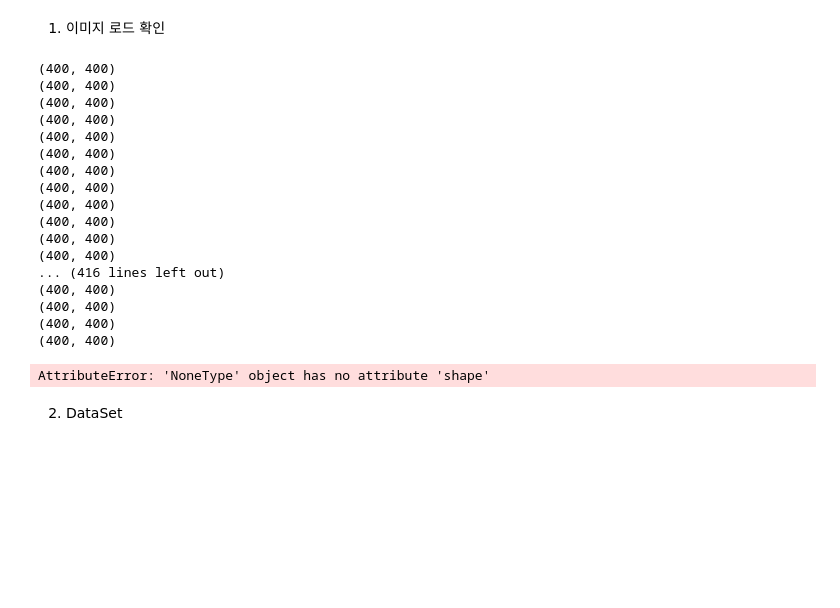
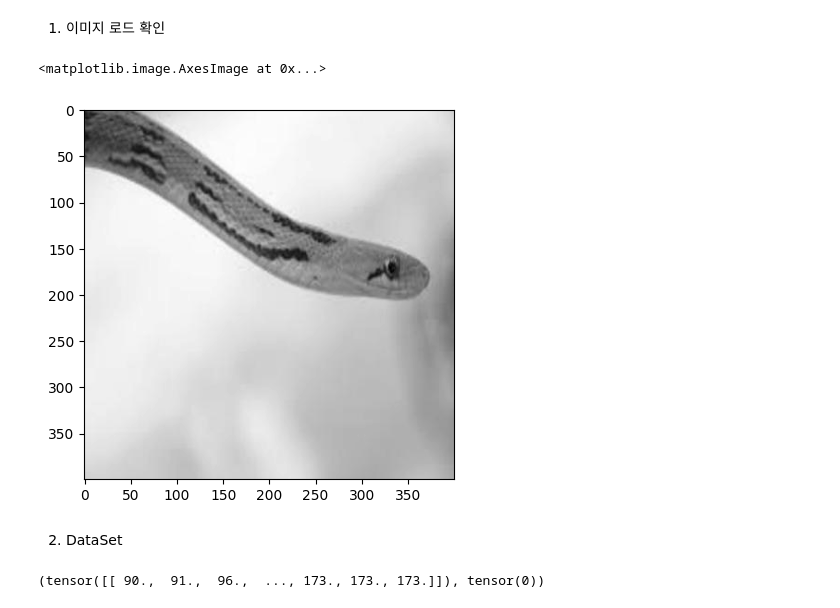
Before and after one commit to daat1996/KDT5_DL_Project, a Jupyter notebook: JW/Project_DL/P01_Create_Model.ipynb, the cells around one changed output. Cells and saved outputs as stored; diff of their text form; code cells hidden in the pictures; blank space fills up the shorter version.

```diff
--- a/JW/Project_DL/P01_Create_Model.ipynb
+++ b/JW/Project_DL/P01_Create_Model.ipynb
@@ -19,50 +19,31 @@
 # %%
 # 이미지 불러오기 : cv2.imread()
 # 이미지 보여주기 : cv2.imshow()
 
 import cv2
 import matplotlib.pyplot as plt
 import os
 import cv2
 
 # 이미지 폴더를 불러오기
 # Folder path
 folder_path = 'Snake Images/train/Non Venomous'
 
-# Get a list of all image files in the folder
+# 폴더 내 파일의 이름을 리스트로 저장
 image_files = [f for f in os.listdir(folder_path) if os.path.isfile(os.path.join(folder_path, f))]
 
 # Load and process each image : 인덱스로 불러오기
-image_path = os.path.join(folder_path, image_files[0])
+image_path = os.path.join(folder_path, image_files[0])  # 이미지 경로
 img = cv2.imread(image_path, cv2.IMREAD_GRAYSCALE)  # 이미지 흑백으로 불러오기
 
-# for문 예시
-for image in image_files:
-    image_path = os.path.join(folder_path, image)
-    img = cv2.imread(image_path, cv2.IMREAD_GRAYSCALE)  # 이미지 흑백으로 불러오기
-
-# 이미지 보여주기
-print(img.shape)
+# # for문 예시
+# for image in image_files:
+#     image_path = os.path.join(folder_path, image)
+#     img = cv2.imread(image_path, cv2.IMREAD_GRAYSCALE)  # 이미지 흑백으로 불러오기
 
 # 이미지 출력
 img_np = img.squeeze()
 plt.imshow(img_np, cmap='gray')
 # %% [output]
-(400, 400)
-(400, 400)
-(400, 400)
-(400, 400)
-(400, 400)
-(400, 400)
-(400, 400)
-(400, 400)
-(400, 400)
-(400, 400)
-(400, 400)
-(400, 400)
-... (416 lines left out)
-(400, 400)
-(400, 400)
-(400, 400)
-(400, 400)
+<matplotlib.image.AxesImage at 0x...>
-AttributeError: 'NoneType' object has no attribute 'shape'
+[figure, added]
@@ -74,0 +85,4 @@ import pandas as pd
+# %%
+SnakeDataset(folder_path).__getitem__(0)
+# %% [output]
+(tensor([[ 90.,  91.,  96.,  ..., 173., 173., 173.]]), tensor(0))
```
Also changed, not shown: parts of 27 cells of this notebook.
